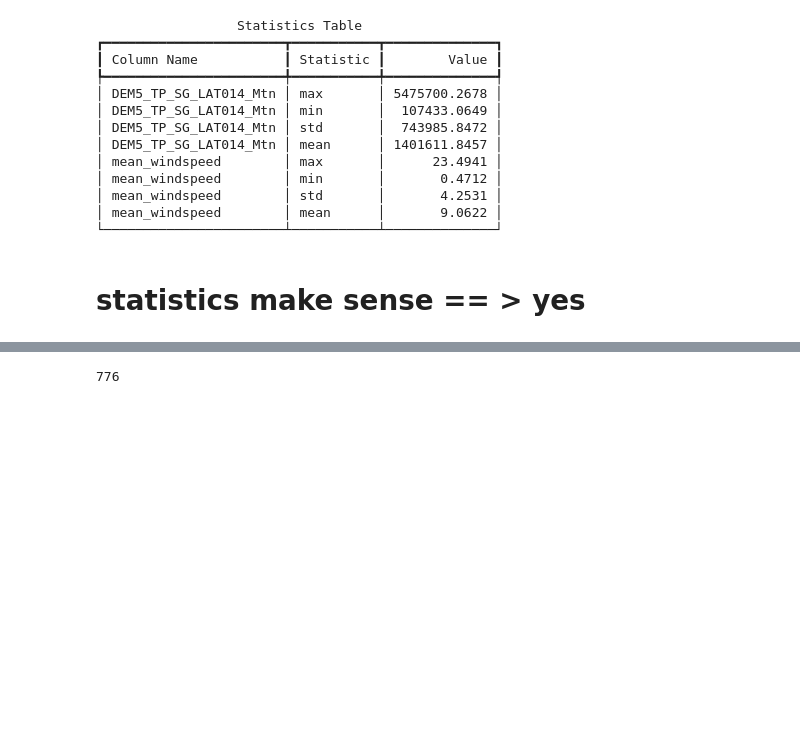
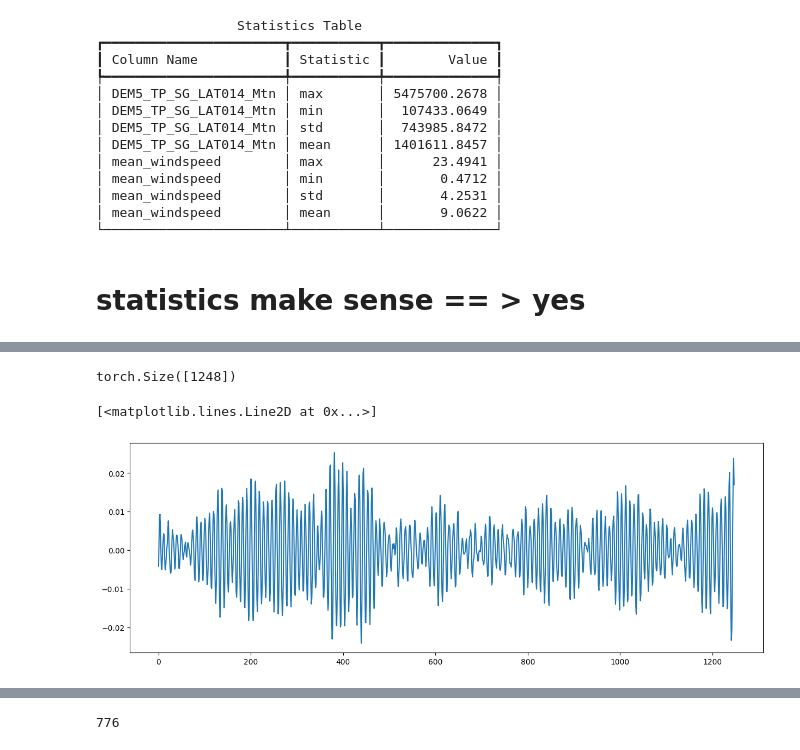
Before and after one commit to YacineBelHadj/damage_prediction_AE, a Jupyter notebook: src/model/autoencoder_wf_single_direction.ipynb, the cells around one changed output, grey strips where cells are left out. Drawn from its saved outputs; the diff is of its cells as text; code cells hidden in the pictures; blank space fills up the shorter version.

```diff
--- a/src/model/autoencoder_wf_single_direction.ipynb
+++ b/src/model/autoencoder_wf_single_direction.ipynb
@@ -187,2 +185,10 @@ for b in data_loader.train_dataloader():
+# %%
+plt.figure(figsize=(15,5))
+print(b['RollingAverage_Z'][1].shape)
+plt.plot(b['RollingAverage_X'][1])
+# %% [output]
+torch.Size([1248])
+[<matplotlib.lines.Line2D at 0x...>]
+[figure, added]
 # %%
 import pytorch_lightning as pl
```
Also changed, not shown: parts of 7 cells of this notebook, 11 other files.
